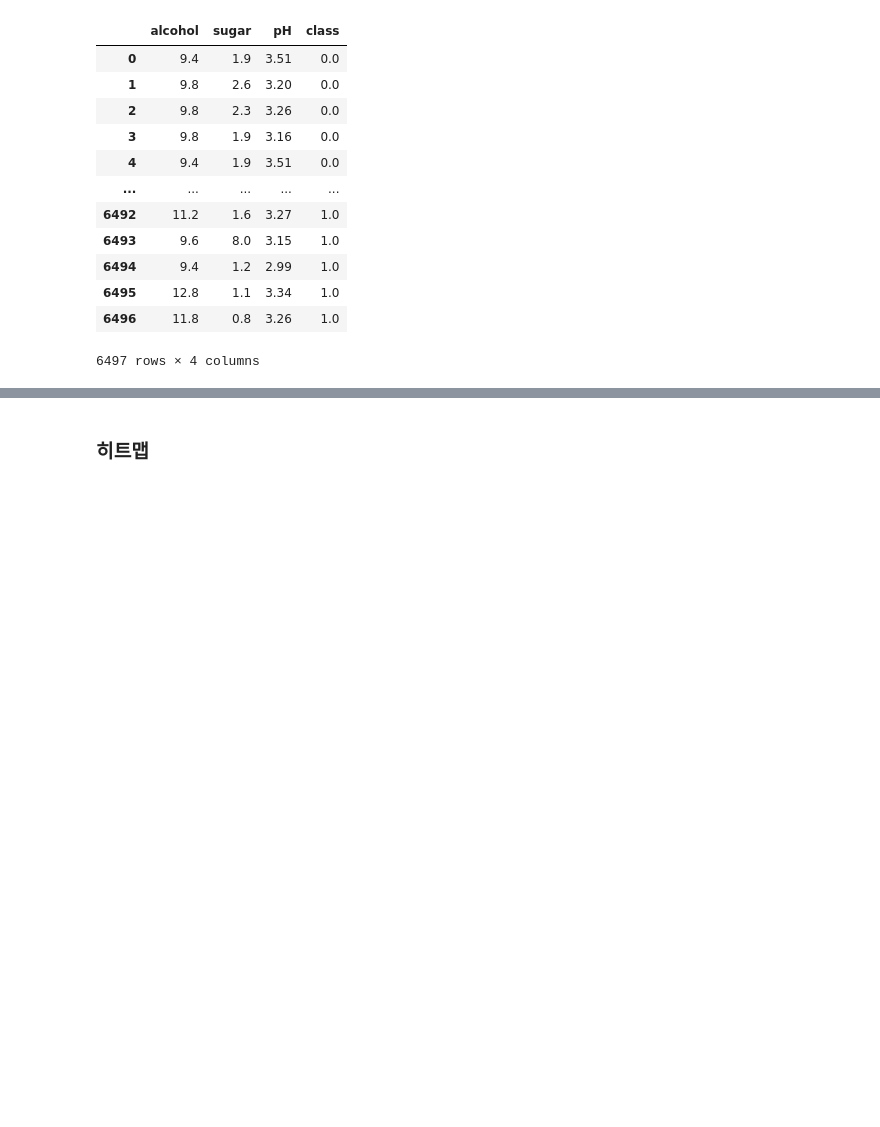
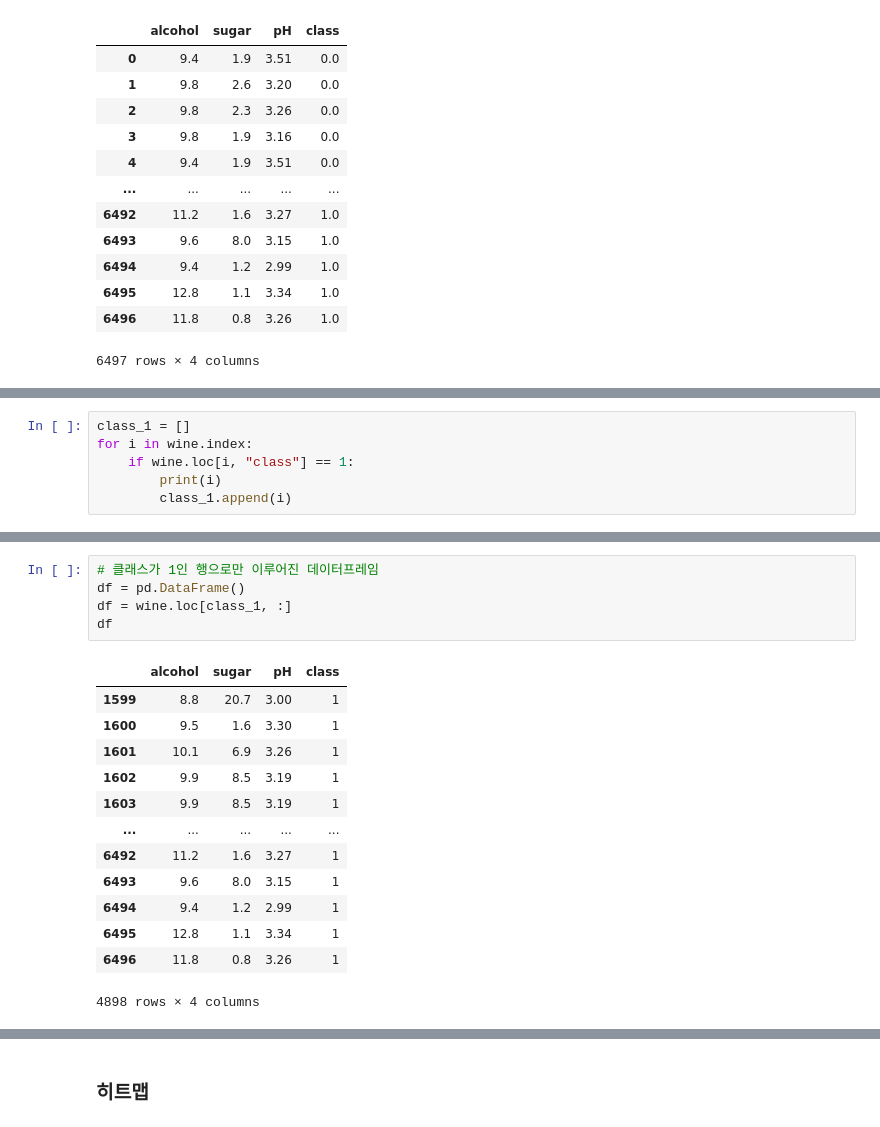
Before and after one commit to jkim0313/ubion5_tutoring, a Jupyter notebook: wine_classifier_answer.ipynb, the cells around one changed output, grey strips where cells are left out. Saved outputs shown, nothing was run; the diff lists cells and outputs as text; blank space fills up the shorter version.

```diff
--- a/wine_classifier.ipynb
+++ b/wine_classifier_answer.ipynb
@@ -54,0 +179,6 @@ dtype: int64
+# %%
+class_1 = []
+for i in wine.index:
+    if wine.loc[i, "class"] == 1:
+        print(i)
+        class_1.append(i)
@@ -54,0 +203,19 @@ dtype: int64
+# %%
+# 클래스가 1인 행으로만 이루어진 데이터프레임
+df = pd.DataFrame()
+df = wine.loc[class_1, :]
+df
+# %% [output]
+|  | alcohol | sugar | pH | class |
+| 1599 | 8.8 | 20.7 | 3.00 | 1 |
+| 1600 | 9.5 | 1.6 | 3.30 | 1 |
+| 1601 | 10.1 | 6.9 | 3.26 | 1 |
+| 1602 | 9.9 | 8.5 | 3.19 | 1 |
+| 1603 | 9.9 | 8.5 | 3.19 | 1 |
+| ... | ... | ... | ... | ... |
+| 6492 | 11.2 | 1.6 | 3.27 | 1 |
+| 6493 | 9.6 | 8.0 | 3.15 | 1 |
+| 6494 | 9.4 | 1.2 | 2.99 | 1 |
+| 6495 | 12.8 | 1.1 | 3.34 | 1 |
+| 6496 | 11.8 | 0.8 | 3.26 | 1 |
+4898 rows × 4 columns
```
Also changed, not shown: parts of 34 cells of this notebook.
